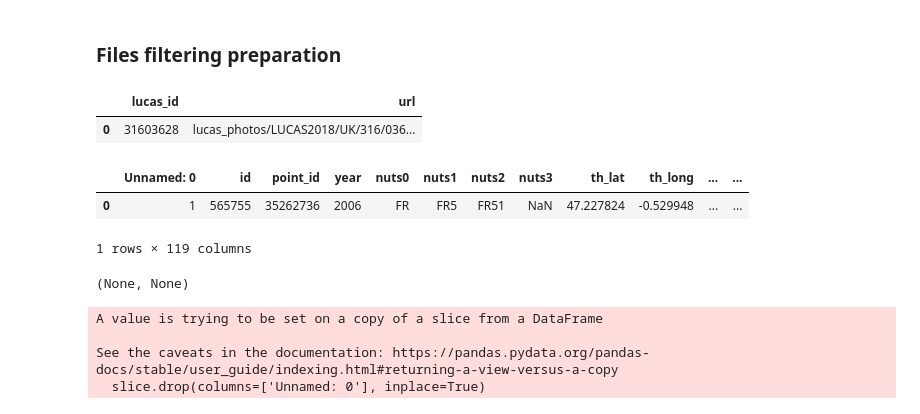
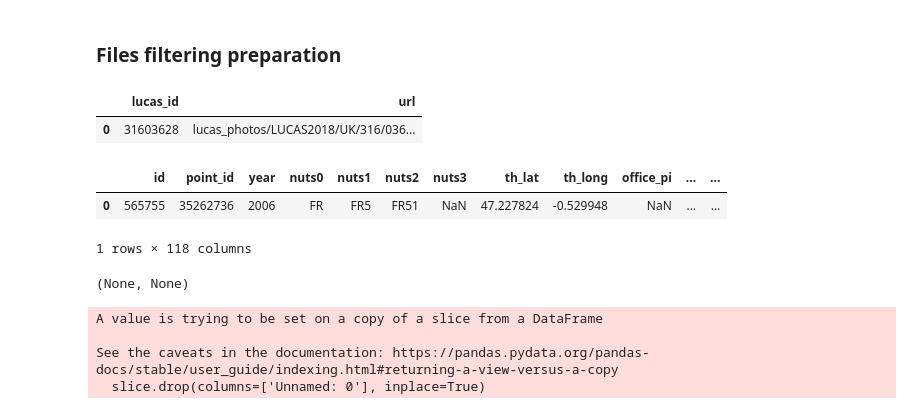
Before and after one commit to plantnet/malpolon, a Jupyter notebook: examples/custom_train/multiscale_jrc/Dataloaders.ipynb, the cells around one changed output. Saved outputs shown, nothing was run; the diff lists cells and outputs as text; code cells hidden in the pictures.

```diff
--- a/examples/custom_train/multiscale_jrc/Dataloaders.ipynb
+++ b/examples/custom_train/multiscale_jrc/Dataloaders.ipynb
@@ -29,16 +29,16 @@ from malpolon.data.datasets.geolifeclef2024 import JpegPatchProvider, PatchesDat
 # %% [markdown]
 ### Files filtering preparation
 # %%
-dataset_path = 'dataset/scale_2_landscape/LUCAS_subset_copy/'
+dataset_path = 'dataset/scale_2_landscape/LUCAS_subset/'
 df_filespaths = pd.read_csv(dataset_path+'filepaths_subset.csv')
-df_exif = pd.read_csv(dataset_path+'../lucas_harmo_cover_exif.csv')
+df_exif = pd.read_csv(dataset_path+'metadata_subset.csv')
 display(df_filespaths.head(1)), display(df_exif.head(1))
 # %% [output]
 |  | lucas_id | url |
 | 0 | 31603628 | lucas_photos/LUCAS2018/UK/316/036... |
-|  | Unnamed: 0 | id | point_id | year | nuts0 | nuts1 | nuts2 | nuts3 | th_lat | th_long | ... | ... |
-| 0 | 1 | 565755 | 35262736 | 2006 | FR | FR5 | FR51 | NaN | 47.227824 | -0.529948 | ... | ... |
+|  | id | point_id | year | nuts0 | nuts1 | nuts2 | nuts3 | th_lat | th_long | office_pi | ... | ... |
+| 0 | 565755 | 35262736 | 2006 | FR | FR5 | FR51 | NaN | 47.227824 | -0.529948 | NaN | ... | ... |
-1 rows × 119 columns
+1 rows × 118 columns
 (None, None)
 # %%
 def expand_cardinal(letter: str):
```
Also changed, not shown: parts of 3 cells of this notebook.
